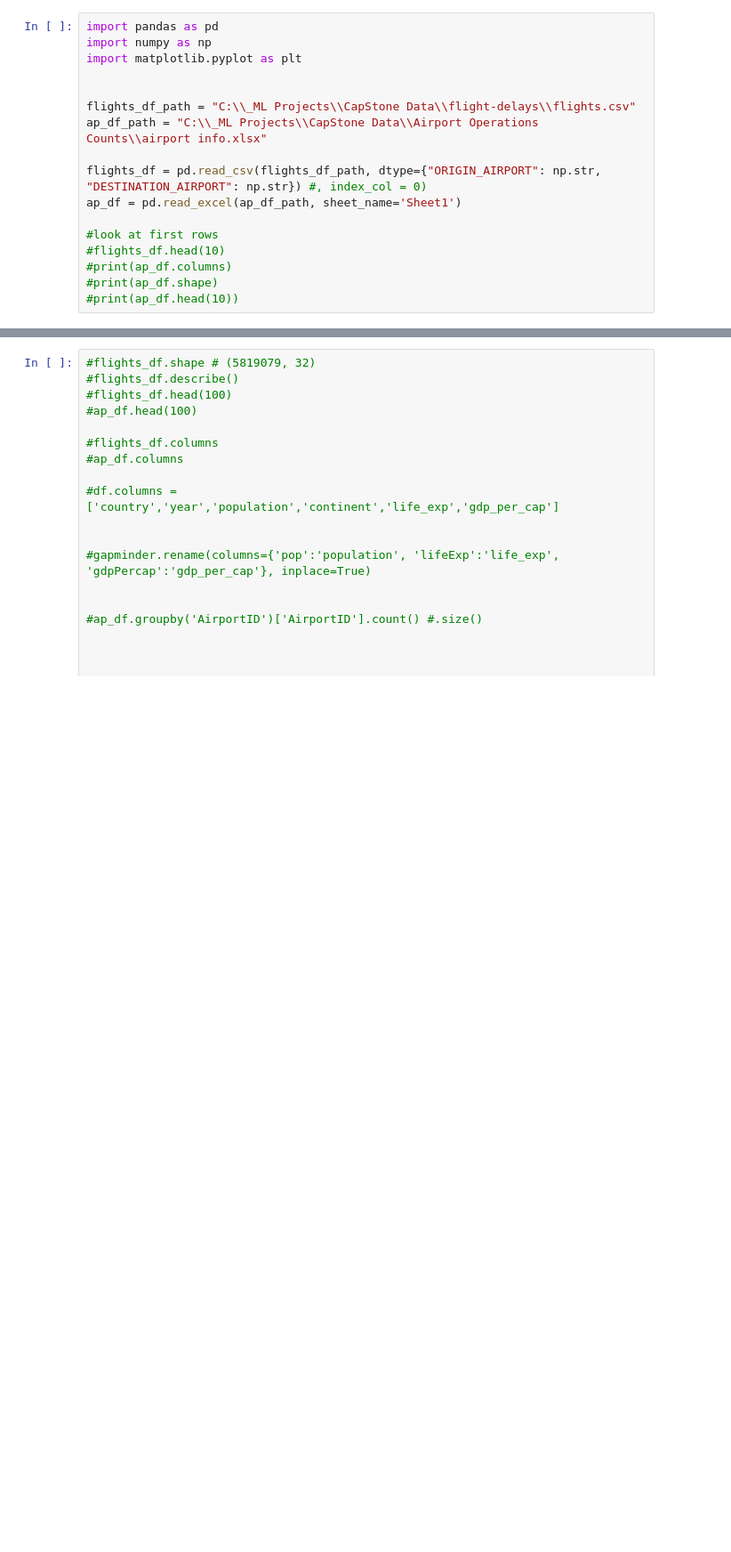
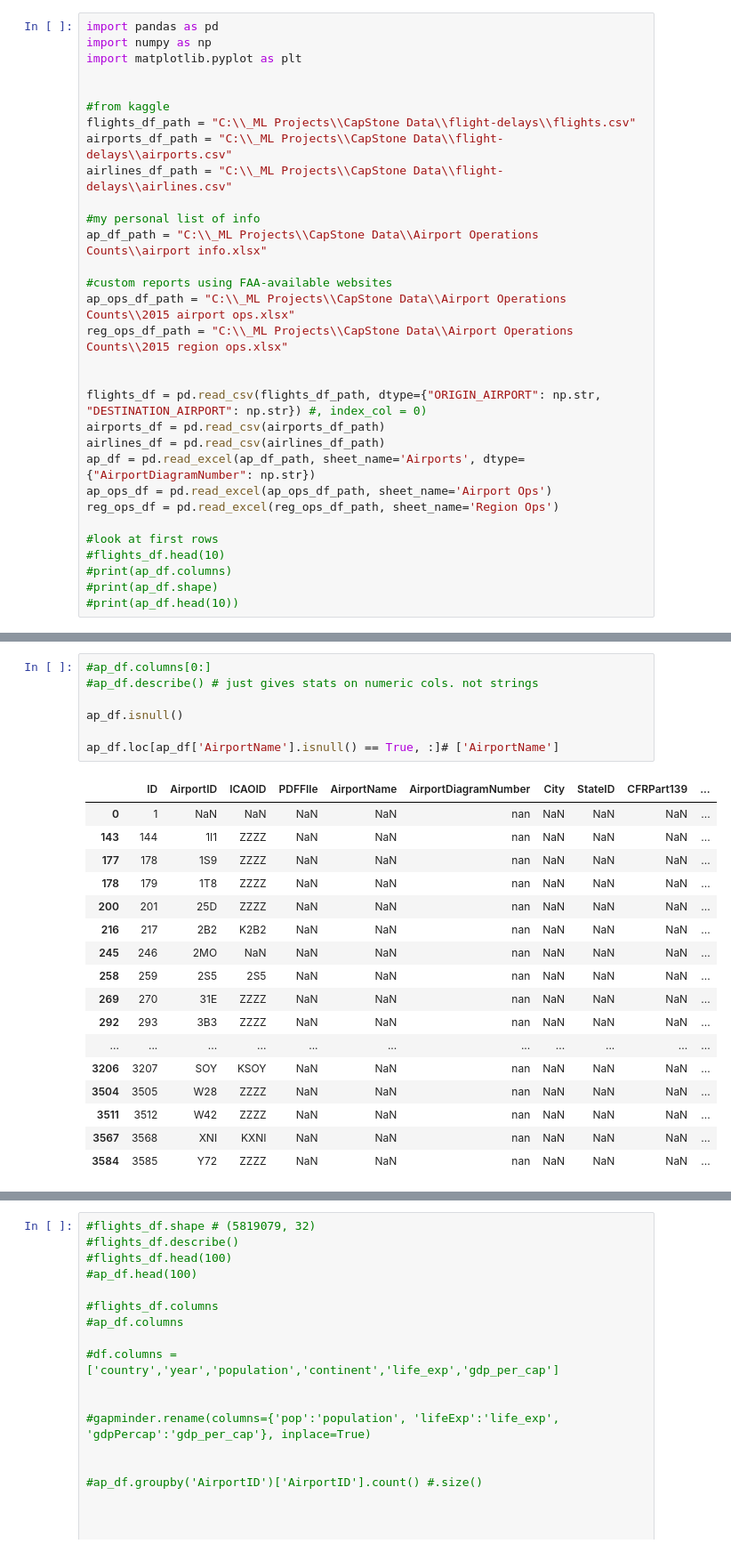
Before and after one commit to wrgorman/FlightDelays, a Jupyter notebook: Input Data Manipulation/File Manipulation.ipynb, the cells around one changed output, grey strips where cells are left out. Shown: that part at 89% size. Saved outputs shown, nothing was run; the diff lists cells and outputs as text; blank space fills up the shorter version.

```diff
--- a/Input Data Manipulation/File Manipulation.ipynb
+++ b/Input Data Manipulation/File Manipulation.ipynb
@@ -4,11 +4,25 @@ import numpy as np
 import matplotlib.pyplot as plt
 
 
+#from kaggle
 flights_df_path = "C:\\_ML Projects\\CapStone Data\\flight-delays\\flights.csv"
+airports_df_path = "C:\\_ML Projects\\CapStone Data\\flight-delays\\airports.csv"
+airlines_df_path = "C:\\_ML Projects\\CapStone Data\\flight-delays\\airlines.csv"
+
+#my personal list of info
 ap_df_path = "C:\\_ML Projects\\CapStone Data\\Airport Operations Counts\\airport info.xlsx"
 
+#custom reports using FAA-available websites
+ap_ops_df_path = "C:\\_ML Projects\\CapStone Data\\Airport Operations Counts\\2015 airport ops.xlsx"
+reg_ops_df_path = "C:\\_ML Projects\\CapStone Data\\Airport Operations Counts\\2015 region ops.xlsx"
+
+
 flights_df = pd.read_csv(flights_df_path, dtype={"ORIGIN_AIRPORT": np.str, "DESTINATION_AIRPORT": np.str}) #, index_col = 0)
-ap_df = pd.read_excel(ap_df_path, sheet_name='Sheet1')
+airports_df = pd.read_csv(airports_df_path)
+airlines_df = pd.read_csv(airlines_df_path)
+ap_df = pd.read_excel(ap_df_path, sheet_name='Airports', dtype={"AirportDiagramNumber": np.str})
+ap_ops_df = pd.read_excel(ap_ops_df_path, sheet_name='Airport Ops')
+reg_ops_df = pd.read_excel(reg_ops_df_path, sheet_name='Region Ops')
 
 #look at first rows
 #flights_df.head(10)
@@ -17,0 +51,25 @@ ap_df = pd.read_excel(ap_df_path, sheet_name='Sheet1')
+# %%
+#ap_df.columns[0:]
+#ap_df.describe() # just gives stats on numeric cols. not strings
+
+ap_df.isnull()
+
+ap_df.loc[ap_df['AirportName'].isnull() == True, :]# ['AirportName']
+# %% [output]
+|  | ID | AirportID | ICAOID | PDFFIle | AirportName | AirportDiagramNumber | City | StateID | CFRPart139 | ... |
+| 0 | 1 | NaN | NaN | NaN | NaN | nan | NaN | NaN | NaN | ... |
+| 143 | 144 | 1I1 | ZZZZ | NaN | NaN | nan | NaN | NaN | NaN | ... |
+| 177 | 178 | 1S9 | ZZZZ | NaN | NaN | nan | NaN | NaN | NaN | ... |
+| 178 | 179 | 1T8 | ZZZZ | NaN | NaN | nan | NaN | NaN | NaN | ... |
+| 200 | 201 | 25D | ZZZZ | NaN | NaN | nan | NaN | NaN | NaN | ... |
+| 216 | 217 | 2B2 | K2B2 | NaN | NaN | nan | NaN | NaN | NaN | ... |
+| 245 | 246 | 2MO | NaN | NaN | NaN | nan | NaN | NaN | NaN | ... |
+| 258 | 259 | 2S5 | 2S5 | NaN | NaN | nan | NaN | NaN | NaN | ... |
+| 269 | 270 | 31E | ZZZZ | NaN | NaN | nan | NaN | NaN | NaN | ... |
+| 292 | 293 | 3B3 | ZZZZ | NaN | NaN | nan | NaN | NaN | NaN | ... |
+| ... | ... | ... | ... | ... | ... | ... | ... | ... | ... | ... |
+| 3206 | 3207 | SOY | KSOY | NaN | NaN | nan | NaN | NaN | NaN | ... |
+| 3504 | 3505 | W28 | ZZZZ | NaN | NaN | nan | NaN | NaN | NaN | ... |
+| 3511 | 3512 | W42 | ZZZZ | NaN | NaN | nan | NaN | NaN | NaN | ... |
+| 3567 | 3568 | XNI | KXNI | NaN | NaN | nan | NaN | NaN | NaN | ... |
+| 3584 | 3585 | Y72 | ZZZZ | NaN | NaN | nan | NaN | NaN | NaN | ... |
```
Also changed, not shown: parts of 2 cells of this notebook.
